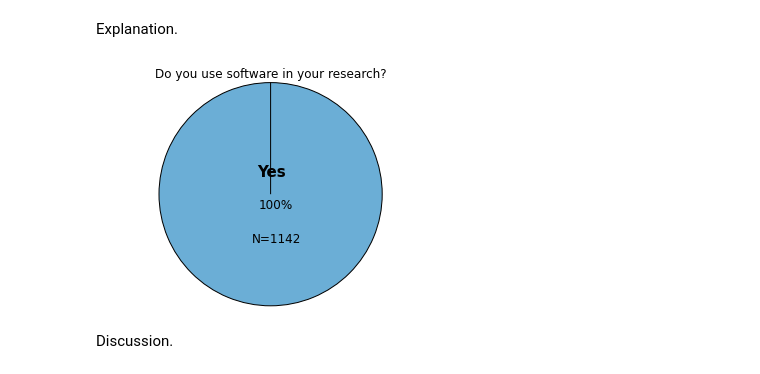
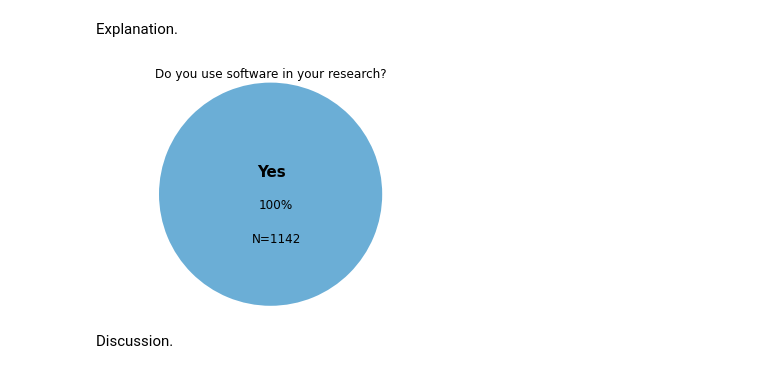
Before and after one commit to eteq/software_survey_analysis, a Jupyter notebook: software_survey.ipynb, the cells around one changed output. Drawn from its saved outputs; the diff is of its cells as text; code cells hidden in the pictures.

Commit message:
add wedgeprops for first pie

```diff
--- a/software_survey.ipynb
+++ b/software_survey.ipynb
@@ -16,20 +16,18 @@ data = astropy.io.ascii.read('questionaire_data.csv', comment='#', delimiter=','
 # %% [markdown]
 Explanation.
 # %%
-#print data.columns
-#print np.unique(data['training'])
-plt.pie([len(data['training']),0], colors=['#6baed6','#6baed6'], autopct=None, shadow=False, startangle=90)
+plt.pie([len(data['training']),0], colors=['#6baed6','#6baed6'], autopct=None, shadow=False, startangle=90, wedgeprops={'linewidth': 0})
 plt.axis('equal')
 plt.title('Do you use software in your research?')
 plt.text(0.0, 0.2,'Yes',fontsize=15, fontweight='bold', horizontalalignment='center',
          verticalalignment='center',)
 plt.text(0.05, -0.1, '100%', fontsize=12, horizontalalignment='center',
          verticalalignment='center',)
 plt.text(0.05, -0.4, 'N=1142', fontsize=12, horizontalalignment='center',
          verticalalignment='center',)
 plt.savefig('use_software.png')
 # %% [output]
-[figure, old version]
+[figure, new version]
 # %% [markdown]
 Discussion.
 # %% [markdown]
```
